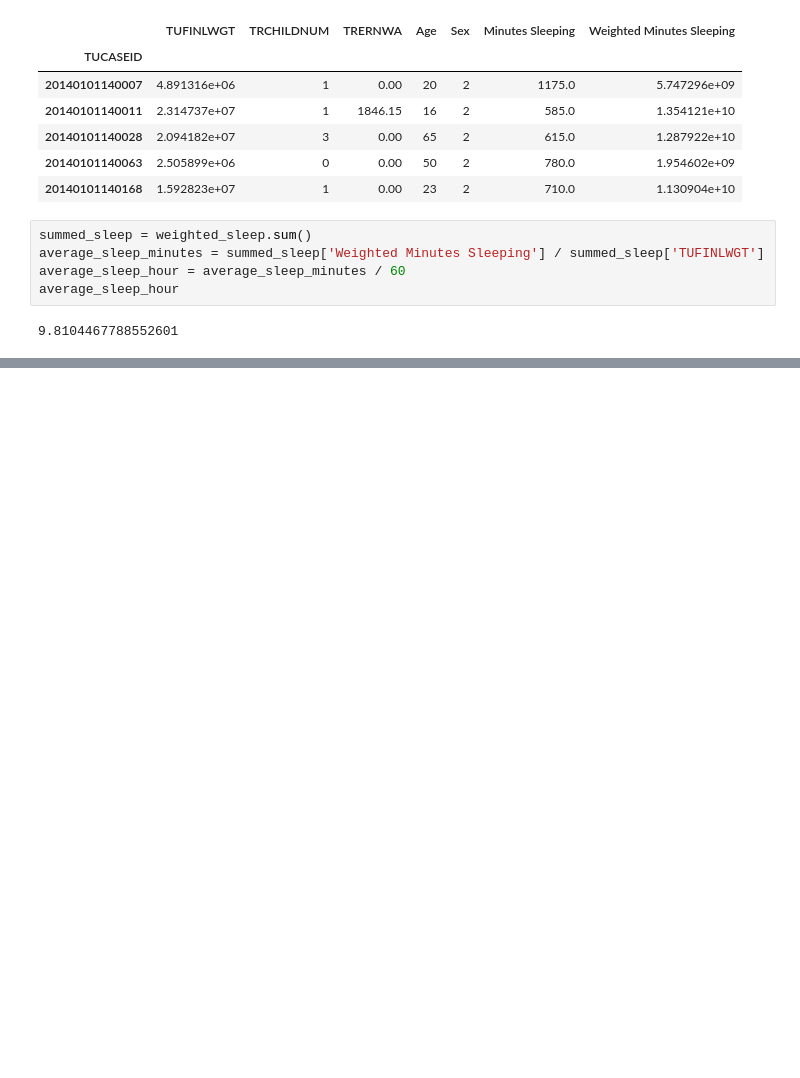
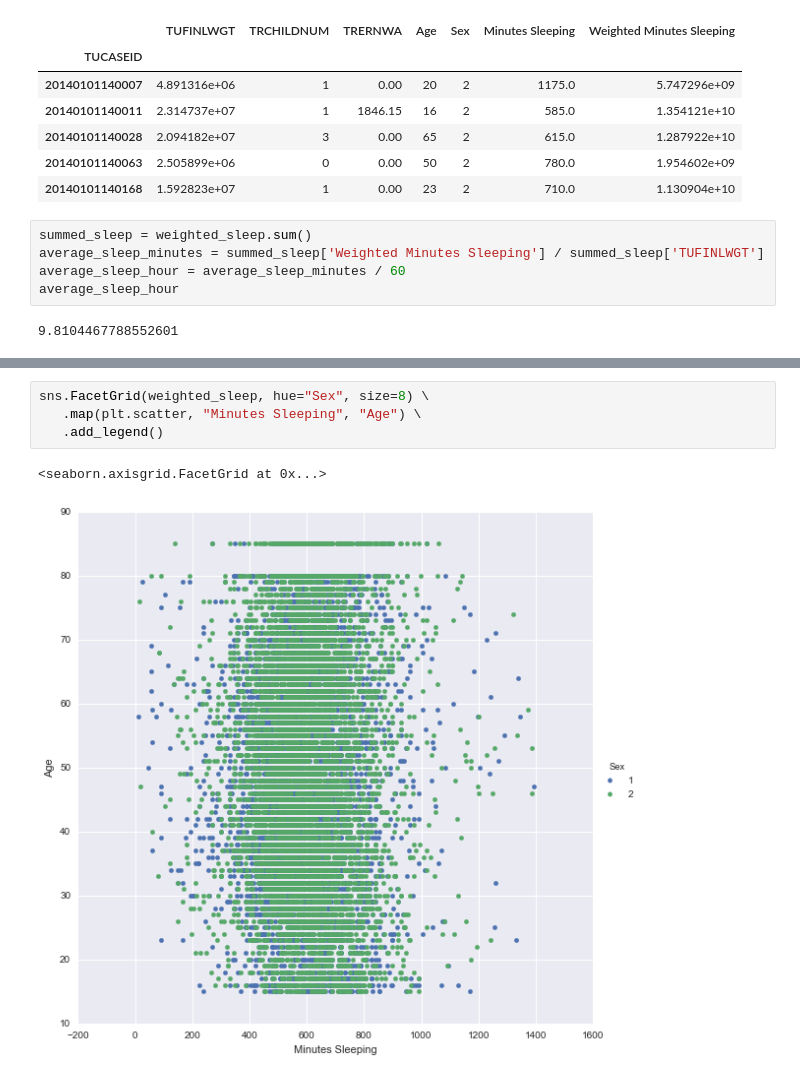
Before and after one commit to gcrowder/atus-analysis, a Jupyter notebook: wasting_time.ipynb, the cells around one changed output, grey strips where cells are left out. Drawn from its saved outputs; the diff is of its cells as text; blank space fills up the shorter version.

```diff
--- a/wasting_time.ipynb
+++ b/wasting_time.ipynb
@@ -281,0 +290,7 @@ average_sleep_hour
+# %%
+sns.FacetGrid(weighted_sleep, hue="Sex", size=8) \
+   .map(plt.scatter, "Minutes Sleeping", "Age") \
+   .add_legend()
+# %% [output]
+<seaborn.axisgrid.FacetGrid at 0x...>
+[figure, added]
```
Also changed, not shown: parts of 6 cells of this notebook, 1 other file.
